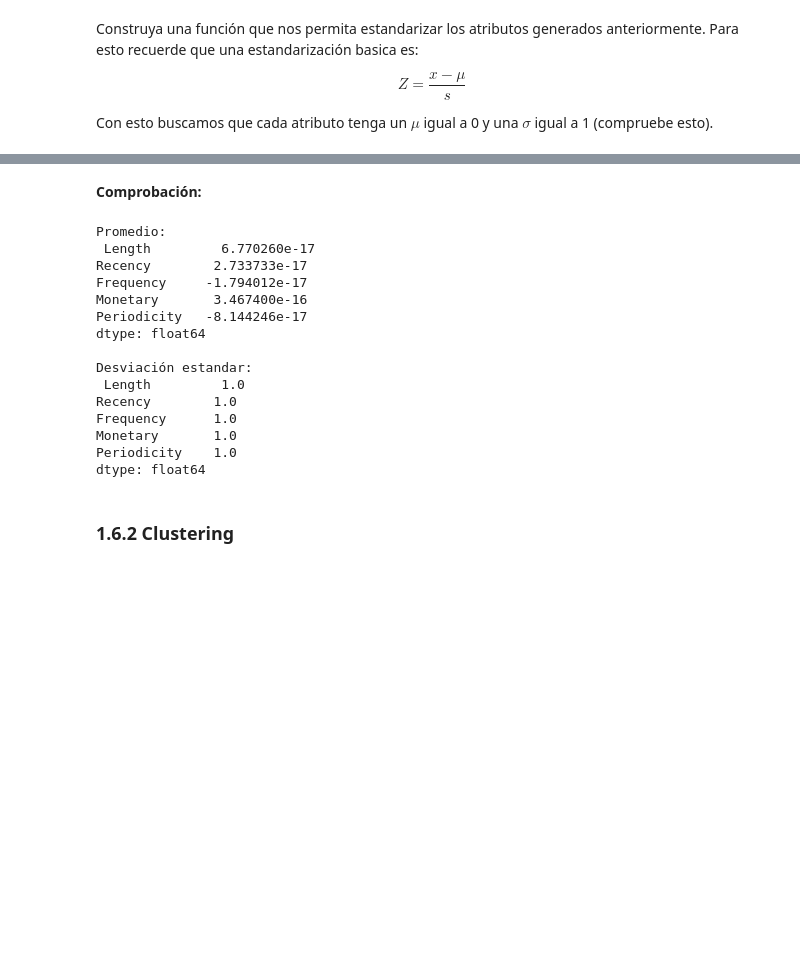
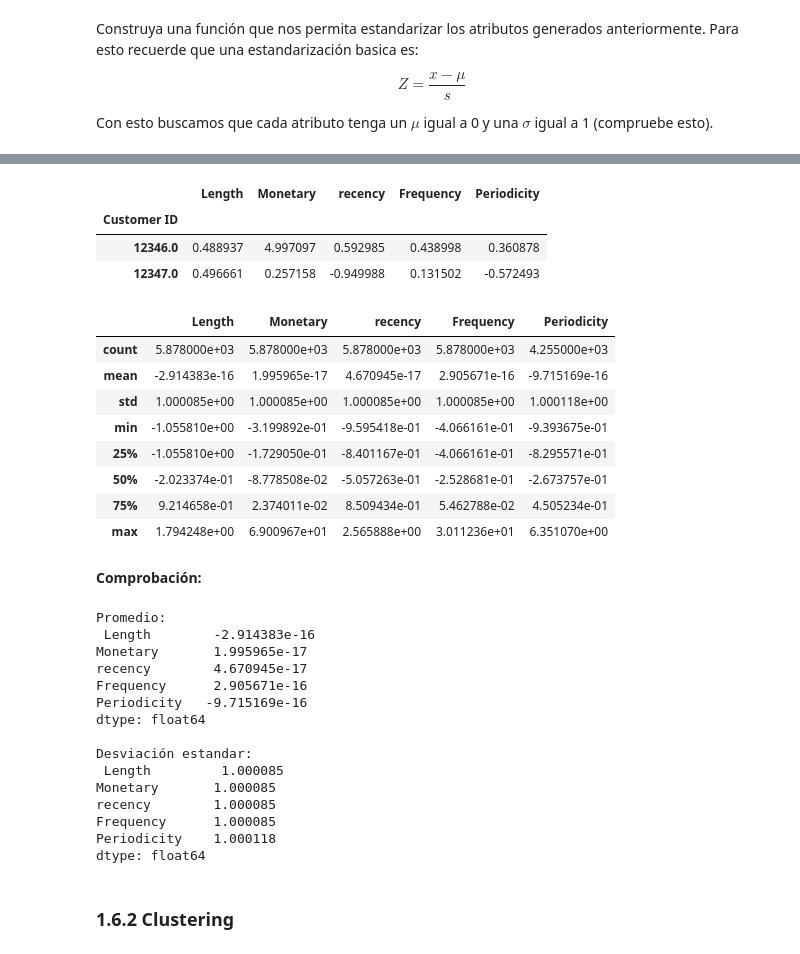
Before and after one commit to mzambrano1/Lab-programacion-cientifica, a Jupyter notebook: Tareas/Tarea 1/Tarea_1.ipynb, the cells around one changed output, grey strips where cells are left out. Cells and saved outputs as stored; diff of their text form; code cells hidden in the pictures; blank space fills up the shorter version.

```diff
--- a/Tareas/Tarea 1/Tarea_1.ipynb
+++ b/Tareas/Tarea 1/Tarea_1.ipynb
@@ -428,13 +434,14 @@ def recency(df, n):
   fecha_final = df['fecha'].max()
 
   grouped = df.drop_duplicates(subset='Invoice').groupby('Customer ID')
-  Y  = pd.DataFrame(grouped['fecha'].nth(list(np.arange(-n,0))))
+
+  Y  = pd.DataFrame(grouped['fecha'].nth(list(np.arange(-n,0)))) # Se obtienen las n últimas visitas del cliente
   Y = Y.reset_index().reset_index()
-  Y['index'] = Y['index']%n
+  Y['index'] = Y['index']%n # Se acota el indice convenientemente para hacer un pivoteo
 
-  Z = pd.pivot(Y, index= 'Customer ID',values = 'fecha', columns = 'index' )
+  pivoted = pd.pivot(Y, index= 'Customer ID',values = 'fecha', columns = 'index' ) # la i-esima fila del data frame contiene las fechas de las visitas del i-esimo cliente
 
-  resta = fecha_final - Z
+  resta = fecha_final - pivoted
   resta = resta.fillna(datetime.timedelta(0))
 
   resta['recency'] = resta.sum(axis = 1)/n
@@ -442,17 +449,25 @@ def recency(df, n):
 
 def periodicity(df):
   '''
-  Returns a DataFrame
+  Returns a DataFrame with periodicity
+
+  PARAMETERS
+  -------------------------------------
+  df: Pandas DataFrame
+    Must contain Invoice, StockCode, Quantity, Price, Customer ID, Country, ganancia, fecha
+
   '''
 
   grouped = df.drop_duplicates(subset='Invoice').groupby('Customer ID')
   max_visit = grouped.count()['Invoice'].max()
-  Dates = pd.DataFrame(grouped['fecha'].nth(list(np.arange(-max_visit,0)))).reset_index()
+  Dates = pd.DataFrame(grouped['fecha'].nth(list(np.arange(-max_visit,0)))).reset_index() # Se extraen todas las visitas por cliente
+
+  # Operaciones sobre el dataset
   Dates_grouped = pd.DataFrame(Dates.groupby('Customer ID')['fecha'])
-  Dates_grouped[1] = Dates_grouped[1].apply(lambda x: x.sort_values().values[1:]-x.sort_values().values[:-1])
-  Dates_grouped[1] = Dates_grouped[1].apply(lambda x: list(map(lambda y: y.days, x)))
+  Dates_grouped[1] = Dates_grouped[1].apply(lambda x: x.sort_values().values[1:]-x.sort_values().values[:-1]) # Se ordenan las fechas y se obtiene la diferencia
+  Dates_grouped[1] = Dates_grouped[1].apply(lambda x: list(map(lambda y: y.days, x))) # Se pasa la diferencia a numero de dias
   Dates_grouped['Periodicity'] =  Dates_grouped[1]
-  Dates_grouped['Periodicity'] = Dates_grouped['Periodicity'].apply(lambda x: np.std(x))
+  Dates_grouped['Periodicity'] = Dates_grouped['Periodicity'].apply(lambda x: np.std(x)) # Se calcula la desviacion estandar
   Dates_grouped = Dates_grouped.rename({0: 'Customer ID'}, axis= 1)
   Dates_grouped = Dates_grouped.set_index('Customer ID')
 
@@ -480,6 +495,7 @@ def LRMFP(df, n_recency = 1):
   Frequency = pd.DataFrame(grouped_no_duplicates.count()['Invoice'])
   Periodicity = periodicity(df)
 
+  #Agrupacion de las caracteristicas
   LRMFP_DF = Length.merge(Monetary, on='Customer ID')
   LRMFP_DF = LRMFP_DF.merge(Recency, on='Customer ID')
   LRMFP_DF = LRMFP_DF.merge(Frequency, on='Customer ID')
@@ -563,23 +661,47 @@ Con esto buscamos que cada atributo tenga un $\mu$ igual a 0 y una $\sigma$ igua
+# %%
+scaled_features = StandardScaler().fit_transform(lrmfp)
+Scaled_lrmfp = pd.DataFrame(scaled_features)
+Scaled_lrmfp.columns = lrmfp.columns
+Scaled_lrmfp.index =  lrmfp.index
+# %%
+Scaled_lrmfp.head(2)
+# %% [output]
+|  | Length | Monetary | recency | Frequency | Periodicity |
+| Customer ID |  |  |  |  |  |
+| 12346.0 | 0.488937 | 4.997097 | 0.592985 | 0.438998 | 0.360878 |
+| 12347.0 | 0.496661 | 0.257158 | -0.949988 | 0.131502 | -0.572493 |
+# %%
+Scaled_lrmfp.describe()
+# %% [output]
+|  | Length | Monetary | recency | Frequency | Periodicity |
+| count | 5.878000e+03 | 5.878000e+03 | 5.878000e+03 | 5.878000e+03 | 4.255000e+03 |
+| mean | -2.914383e-16 | 1.995965e-17 | 4.670945e-17 | 2.905671e-16 | -9.715169e-16 |
+| std | 1.000085e+00 | 1.000085e+00 | 1.000085e+00 | 1.000085e+00 | 1.000118e+00 |
+| min | -1.055810e+00 | -3.199892e-01 | -9.595418e-01 | -4.066161e-01 | -9.393675e-01 |
+| 25% | -1.055810e+00 | -1.729050e-01 | -8.401167e-01 | -4.066161e-01 | -8.295571e-01 |
+| 50% | -2.023374e-01 | -8.778508e-02 | -5.057263e-01 | -2.528681e-01 | -2.673757e-01 |
+| 75% | 9.214658e-01 | 2.374011e-02 | 8.509434e-01 | 5.462788e-02 | 4.505234e-01 |
+| max | 1.794248e+00 | 6.900967e+01 | 2.565888e+00 | 3.011236e+01 | 6.351070e+00 |
 # %% [markdown]
 **Comprobación:**
 # %%
-print("Promedio: \n",ccustomers.mean(),"\n")
-print("Desviación estandar: \n",ccustomers.std())
+print("Promedio: \n",Scaled_lrmfp.mean(),"\n")
+print("Desviación estandar: \n",Scaled_lrmfp.std())
 # %% [output]
 Promedio:
- Length         6.770260e-17
-Recency        2.733733e-17
-Frequency     -1.794012e-17
-Monetary       3.467400e-16
-Periodicity   -8.144246e-17
+ Length        -2.914383e-16
+Monetary       1.995965e-17
+recency        4.670945e-17
+Frequency      2.905671e-16
+Periodicity   -9.715169e-16
 dtype: float64
 
 Desviación estandar:
- Length         1.0
-Recency        1.0
-Frequency      1.0
-Monetary       1.0
-Periodicity    1.0
+ Length         1.000085
+Monetary       1.000085
+recency        1.000085
+Frequency      1.000085
+Periodicity    1.000118
 dtype: float64
 # %% [markdown]
 ### 1.6.2 Clustering
```
Also changed, not shown: parts of 32 cells of this notebook.
